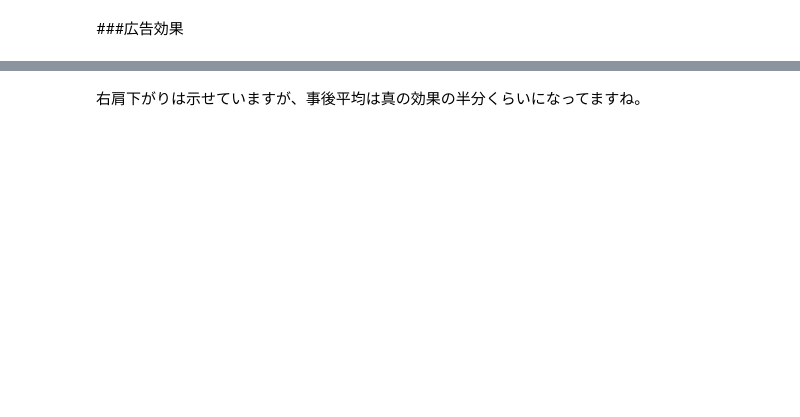
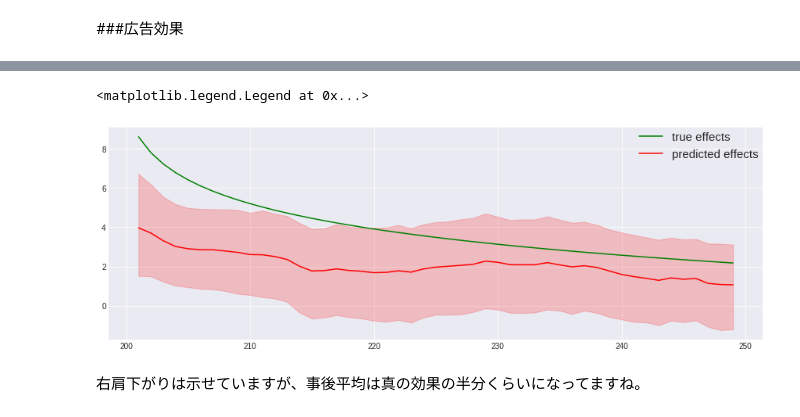
Before and after one commit to hrkzz/Application_Examples, a Jupyter notebook: Analysing_effects_of_advertisement_by_dynamic_linear_model_and_pystan.ipynb, the cells around one changed output, grey strips where cells are left out. Saved outputs shown, nothing was run; the diff lists cells and outputs as text; code cells hidden in the pictures; blank space fills up the shorter version.

```diff
--- a/Analysing_effects_of_advertisement_by_dynamic_linear_model_and_pystan.ipynb
+++ b/Analysing_effects_of_advertisement_by_dynamic_linear_model_and_pystan.ipynb
@@ -260,2 +264,13 @@ plt.legend(loc='upper right', borderaxespad=0, fontsize=15)
+# %%
+#広告期間のみにフォーカス
+rcParams['figure.figsize'] = 15, 5
+
+plt.plot(X[201:250], np.concatenate((np.repeat(0,200),true_reg_coef, np.repeat(0,200)))[201:250], label='true effects', c='green')
+plt.plot(X[201:250], ad_effects[201:250], label='predicted effects', c='red')
+plt.fill_between(X[201:250], ad_effects5[201:250], ad_effects95[201:250], color='red', alpha=0.2)
+plt.legend(loc='upper right', borderaxespad=0, fontsize=15)
+# %% [output]
+<matplotlib.legend.Legend at 0x...>
+[figure, added]
 # %% [markdown]
 右肩下がりは示せていますが、事後平均は真の効果の半分くらいになってますね。
```
Also changed, not shown: parts of 7 cells of this notebook.
